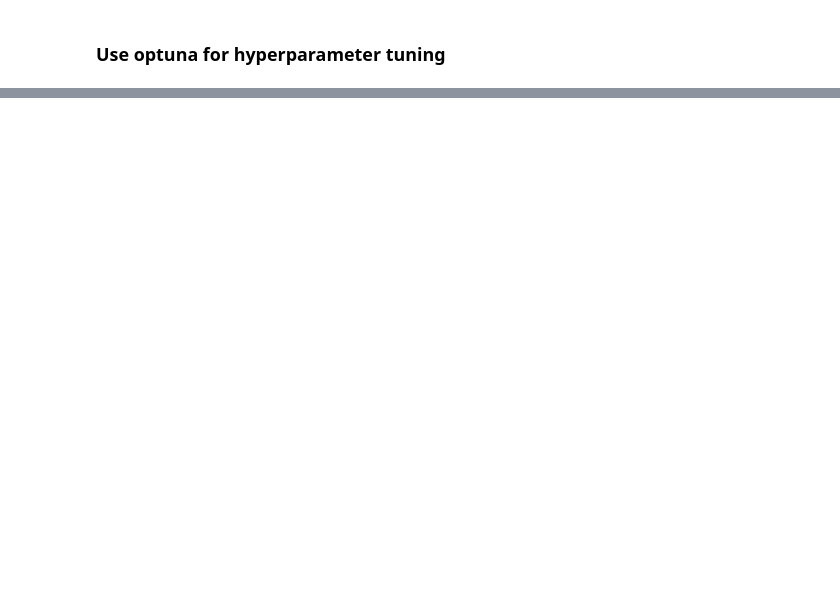
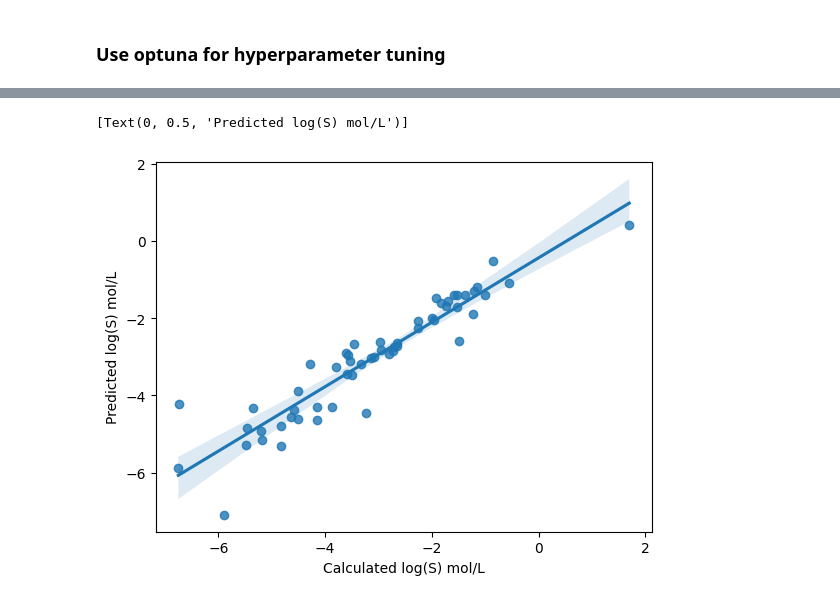
Before and after one commit to poloarol/small-molecules, a Jupyter notebook: solubility-feature-engineering.ipynb, the cells around one changed output, grey strips where cells are left out. Cells and saved outputs as stored; diff of their text form; code cells hidden in the pictures; blank space fills up the shorter version.

```diff
--- a/solubility-feature-engineering.ipynb
+++ b/solubility-feature-engineering.ipynb
@@ -495,0 +496,9 @@ plt.show()
+# %%
+import seaborn as sns
+
+ax = sns.regplot(x=y_test, y=pred_test)
+ax.set(xlabel = "Calculated log(S) mol/L")
+ax.set(ylabel = "Predicted log(S) mol/L")
+# %% [output]
+[Text(0, 0.5, 'Predicted log(S) mol/L')]
+[figure, added]
```
Also changed, not shown: parts of 17 cells of this notebook, 2 other files.
